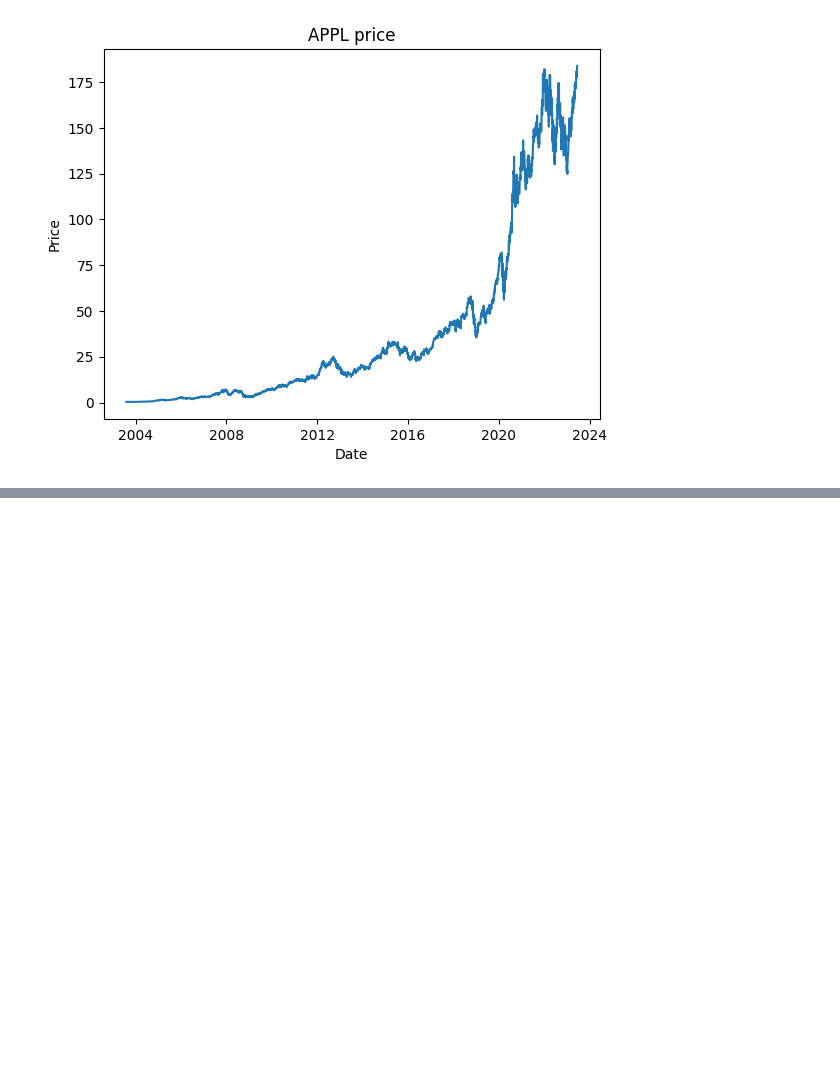
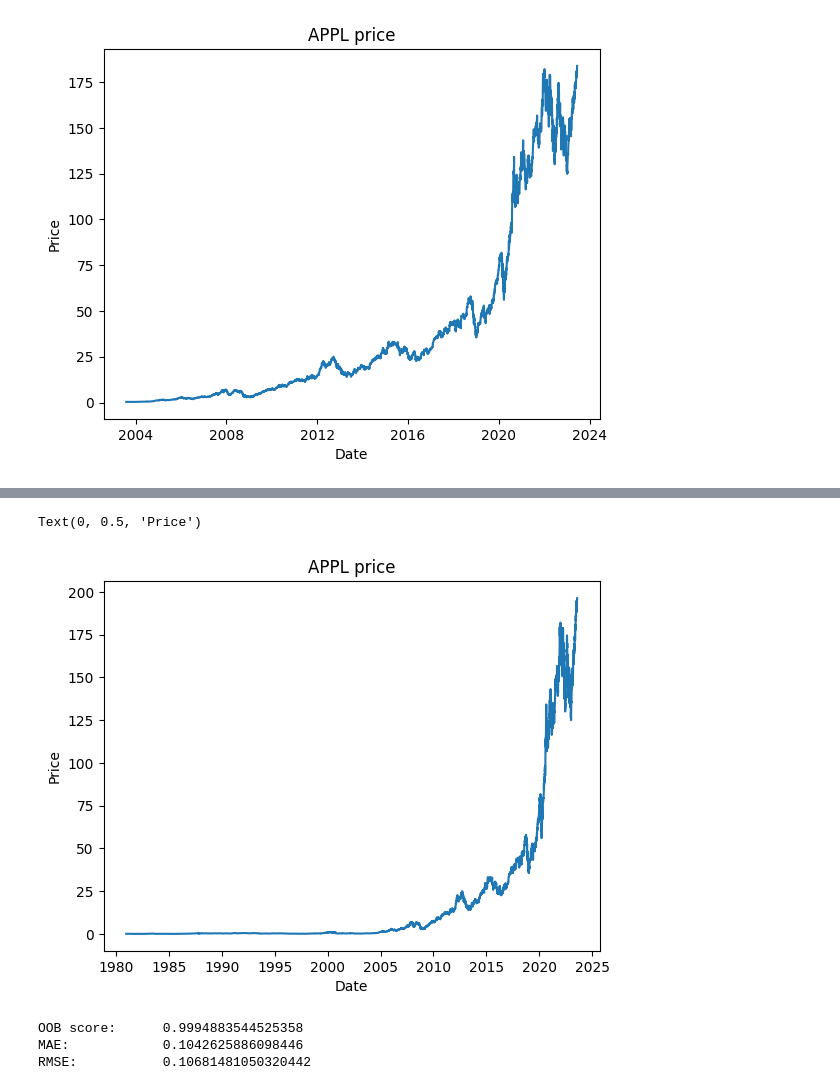
Before and after one commit to HaseongJung/stock-forecasting, a Jupyter notebook: stockPredict.ipynb, the cells around one changed output, grey strips where cells are left out. Cells and saved outputs as stored; diff of their text form; code cells hidden in the pictures; blank space fills up the shorter version.

```diff
--- a/stockPredict.ipynb
+++ b/stockPredict.ipynb
@@ -231,0 +347,26 @@ R^2:           0.9996010906521906
+# %%
+plt.plot(appl2.index, appl2["Close"])
+plt.title("APPL price")
+plt.xlabel("Date")
+plt.ylabel("Price")
+# %% [output]
+Text(0, 0.5, 'Price')
+[figure, added]
+# %%
+X = appl2.iloc[:-1].values
+y = appl2.iloc[1:, 0].values
+
+rf = RandomForestRegressor(oob_score=True, random_state=42)
+rf.fit(X, y)
+
+yhat_rf = rf.predict(X)
+mae_rf = metrics.mean_absolute_error(y, yhat_rf)
+mse_rf = metrics.mean_squared_error(y, yhat_rf)
+
+print(f'OOB score:      {rf.oob_score_}')
+print(f'MAE:            {mae_rf}')
+print(f'RMSE:           {mse_rf}')
+# %% [output]
+OOB score:      0.9994883544525358
+MAE:            0.1042625886098446
+RMSE:           0.10681481050320442
```
Also changed, not shown: parts of 19 cells of this notebook, 1 other file.
